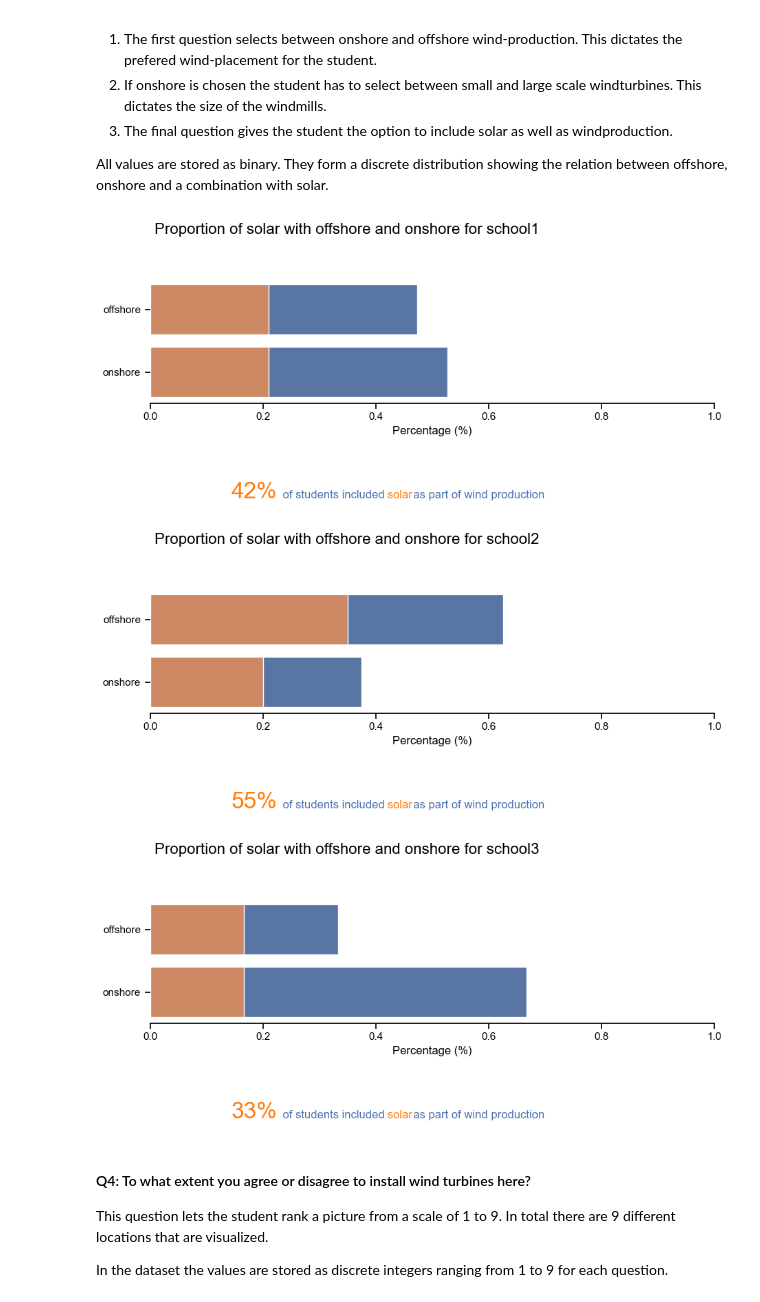
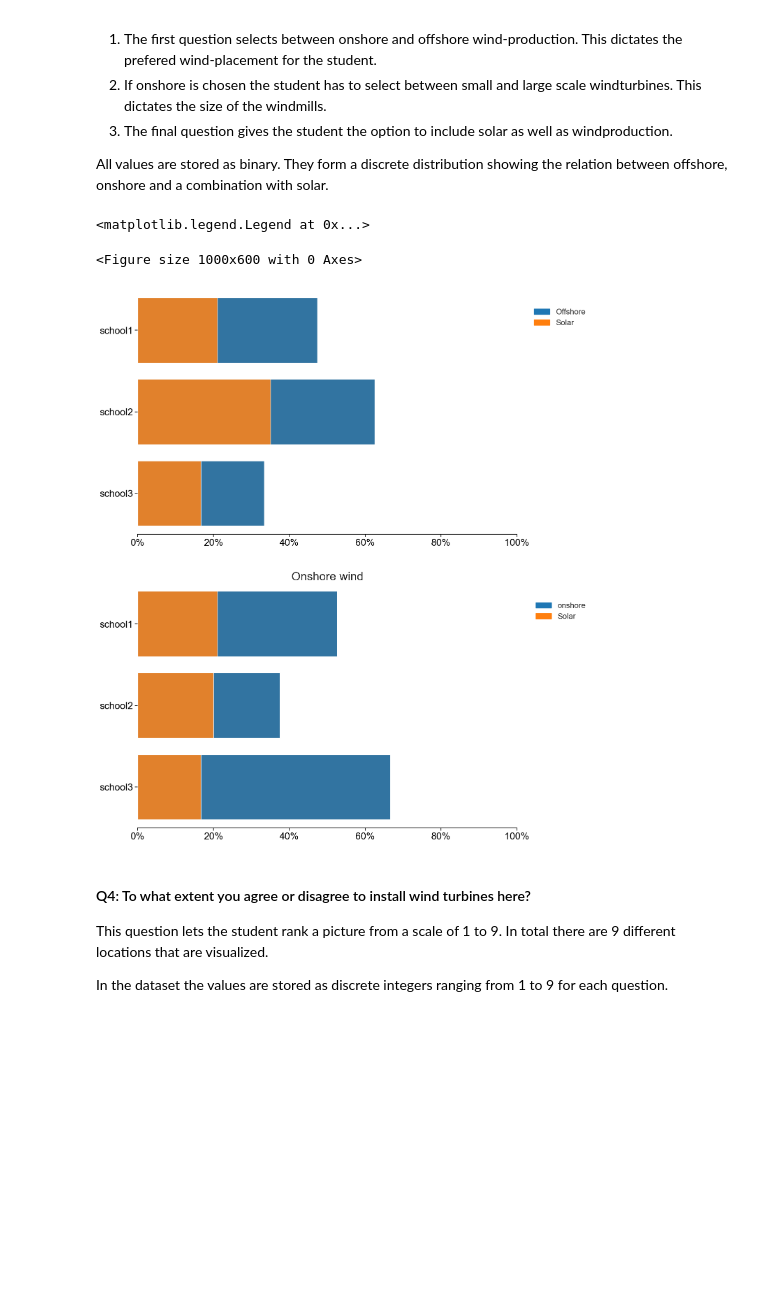
Before and after one commit to JavedMS/Mapping_Workshops_EFF, a Jupyter notebook: final.ipynb, the cells around one changed output. Saved outputs shown, nothing was run; the diff lists cells and outputs as text; code cells hidden in the pictures; blank space fills up the shorter version.

Commit message:
Finalized code for grouped school

```diff
--- a/final.ipynb
+++ b/final.ipynb
@@ -203,22 +285,95 @@ This question contains two discrimative choices in a series of five questions. O
 All values are stored as binary. They form a discrete distribution showing the relation between offshore, onshore and a combination with solar.
 # %%
 # TODO: combine offshore per school in one graph (grouped stacked graph), copy the colours from Shahzad
+# TODO: create three figures in one plot; 1) offshore per school 2) onshore per school 3) solar between the groups and per school
+import seaborn as sns
+from matplotlib.patches import Patch
 
 df = data[[ "date", "energySource"]]
 
 old_values = df[('date', 'sub')].unique()
 new_values = ["school1", "school2", "school3"]
 
 [df[('date', 'sub')].replace(old,new, inplace = True) for old, new in zip(old_values, new_values)]
 df.columns = [col[1] for col in df.columns]
 
+"""
 for school in new_values:
     fig = stack_barh(df[df["sub"] ==school][["offshore", "onshore", "solar"]])
     add_title(fig, f"Proportion of solar with offshore and onshore for {school}")
+"""
+
+# Group by 'sub' and calculate the mean for 'offshore'
+df_grouped = df.groupby('sub')['offshore'].mean().reset_index()
+
+df_grouped_solar = df[df["offshore"] == 1].groupby('sub')['solar'].mean().reset_index()
+df_merged = pd.merge(df_grouped, df_grouped_solar, on='sub', suffixes=('_offshore', '_solar'))
+df_merged['result'] = df_merged['offshore'] * df_merged['solar']
+
+
+# Create the bar plot
+plt.figure(figsize=(10, 6))
+
+offshore_color = '#1f77b4'  # Replace with the actual color used by Shahzad for offshore
+solar_color = '#ff7f0e'     # Replace with the actual color used by Shahzad for solar
+
+fig, axes = plt.subplots(2, 1, figsize=(14, 20))
+
+sns.barplot(x='offshore', y='sub', data=df_grouped, orient = "h", color = offshore_color, ax = axes[0])
+sns.barplot(x='result', y='sub', data=df_merged, orient = "h", color = solar_color, ax = axes[0])
+
+# Add titles and labels to the first axes
+axes[1].set_title('For onshore wind', fontsize=24)
+axes[0].set_xlabel('', fontsize=14)
+axes[0].set_ylabel('', fontsize=14)
+axes[0].tick_params(axis='x', labelsize=20)
+axes[0].tick_params(axis='y', labelsize=20)
+axes[0].set_xlim(0, 1)
+axes[0].xaxis.set_major_formatter(plt.FuncFormatter(lambda x, _: f'{int(x * 100)}%'))
+
+# Create custom legend handles
+legend_handles = [
+    Patch(color=offshore_color, label='Offshore'),
+    Patch(color=solar_color, label='Solar')
+]
+
+# Add the legend to the plot
+axes[0].legend(handles=legend_handles, fontsize=16, frameon=False, bbox_to_anchor=(1.2, 0.95))
+
+# Group by 'sub' and calculate the mean for 'offshore'
+df_grouped = df.groupby('sub')['onshore'].mean().reset_index()
+
+df_grouped_solar = df[df["onshore"] == 1].groupby('sub')['solar'].mean().reset_index()
+df_merged = pd.merge(df_grouped, df_grouped_solar, on='sub', suffixes=('_onshore', '_solar'))
+df_merged['result'] = df_merged['onshore'] * df_merged['solar']
+
+onshore_color = '#1f77b4'  # A lighter shade of blue for onshore
+solar_color = '#ff7f0e'  # A darker shade of orange for solar
+
+sns.barplot(x='onshore', y='sub', data=df_grouped, orient = "h", color = onshore_color, ax = axes[1])
+sns.barplot(x='result', y='sub', data=df_merged, orient = "h", color = solar_color, ax = axes[1])
+
+# Add titles and labels to the first axes
+axes[1].set_title('For onshore wind', fontsize=24)
+axes[1].set_xlabel('', fontsize=14)
+axes[1].set_ylabel('', fontsize=14)
+axes[1].tick_params(axis='x', labelsize=20)
+axes[1].tick_params(axis='y', labelsize=20)
+axes[1].set_xlim(0, 1)
+axes[1].xaxis.set_major_formatter(plt.FuncFormatter(lambda x, _: f'{int(x * 100)}%'))
+
+# Create custom legend handles
+legend_handles = [
+    Patch(color=onshore_color, label='Onshore'),
+    Patch(color=solar_color, label='Solar')
+]
+
+# Add the legend to the plot
+axes[1].legend(handles=legend_handles, fontsize=16, frameon=False, bbox_to_anchor=(1.2, 0.95))
 # %% [output]
+<matplotlib.legend.Legend at 0x...>
+<Figure size 1000x600 with 0 Axes>
-[figure, old version]
+[figure, new version]
-[figure, removed]
-[figure, removed]
 # %% [markdown]
 #### Q4: To what extent you agree or disagree to install wind turbines here?
 This question lets the student rank a picture from a scale of 1 to 9. In total there are 9 different locations that are visualized.
```
Also changed, not shown: parts of 19 cells of this notebook, 10 other files.
